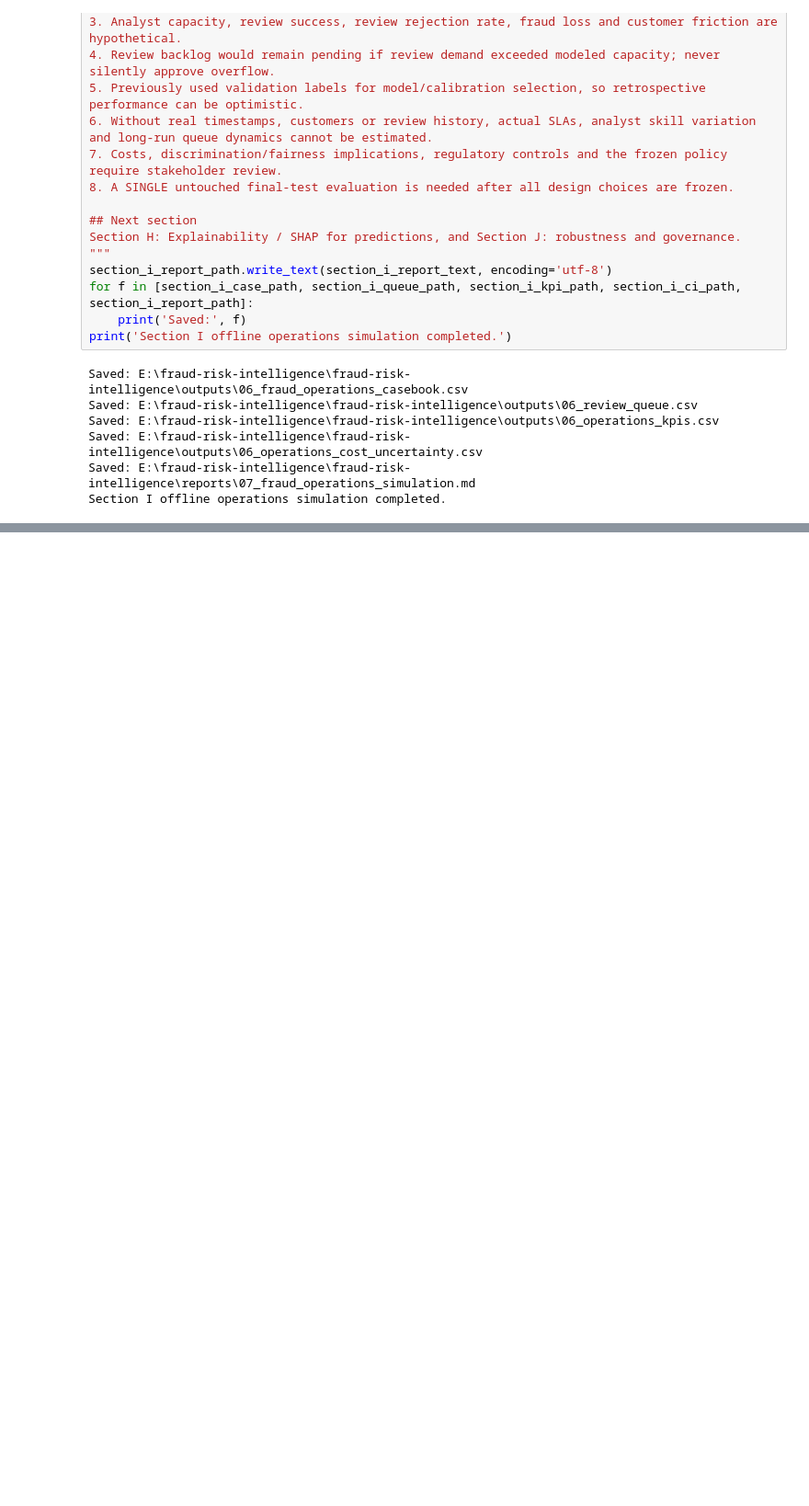
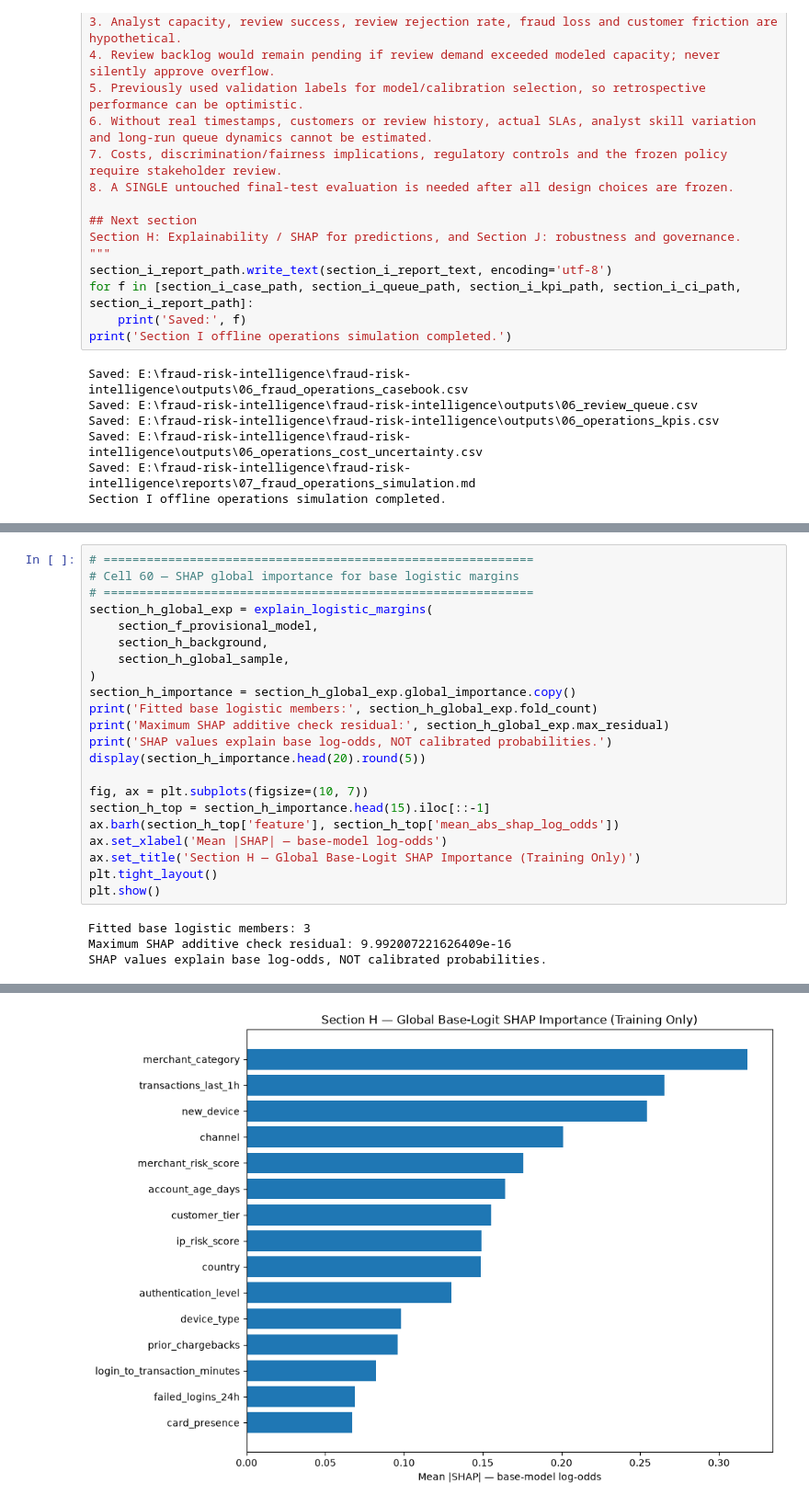
Before and after one commit to sasa312002/fraud-risk-intelligence, a Jupyter notebook: notebooks/01_fraud_risk_analysis.ipynb, the cells around one changed output, grey strips where cells are left out. Shown at 92% size. Saved outputs shown, nothing was run; the diff lists cells and outputs as text; blank space fills up the shorter version.

```diff
--- a/notebooks/01_fraud_risk_analysis.ipynb
+++ b/notebooks/01_fraud_risk_analysis.ipynb
@@ -5136,0 +5205,26 @@ Section I offline operations simulation completed.
+# %%
+# ============================================================
+# Cell 60 — SHAP global importance for base logistic margins
+# ============================================================
+section_h_global_exp = explain_logistic_margins(
+    section_f_provisional_model,
+    section_h_background,
+    section_h_global_sample,
+)
+section_h_importance = section_h_global_exp.global_importance.copy()
+print('Fitted base logistic members:', section_h_global_exp.fold_count)
+print('Maximum SHAP additive check residual:', section_h_global_exp.max_residual)
+print('SHAP values explain base log-odds, NOT calibrated probabilities.')
+display(section_h_importance.head(20).round(5))
+
+fig, ax = plt.subplots(figsize=(10, 7))
+section_h_top = section_h_importance.head(15).iloc[::-1]
+ax.barh(section_h_top['feature'], section_h_top['mean_abs_shap_log_odds'])
+ax.set_xlabel('Mean |SHAP| — base-model log-odds')
+ax.set_title('Section H — Global Base-Logit SHAP Importance (Training Only)')
+plt.tight_layout()
+plt.show()
+# %% [output]
+Fitted base logistic members: 3
+Maximum SHAP additive check residual: 9.992007221626409e-16
+SHAP values explain base log-odds, NOT calibrated probabilities.
@@ -5136,0 +5248 @@ Section I offline operations simulation completed.
+[figure, added]
```
Also changed, not shown: parts of 22 cells of this notebook, 27 other files.
